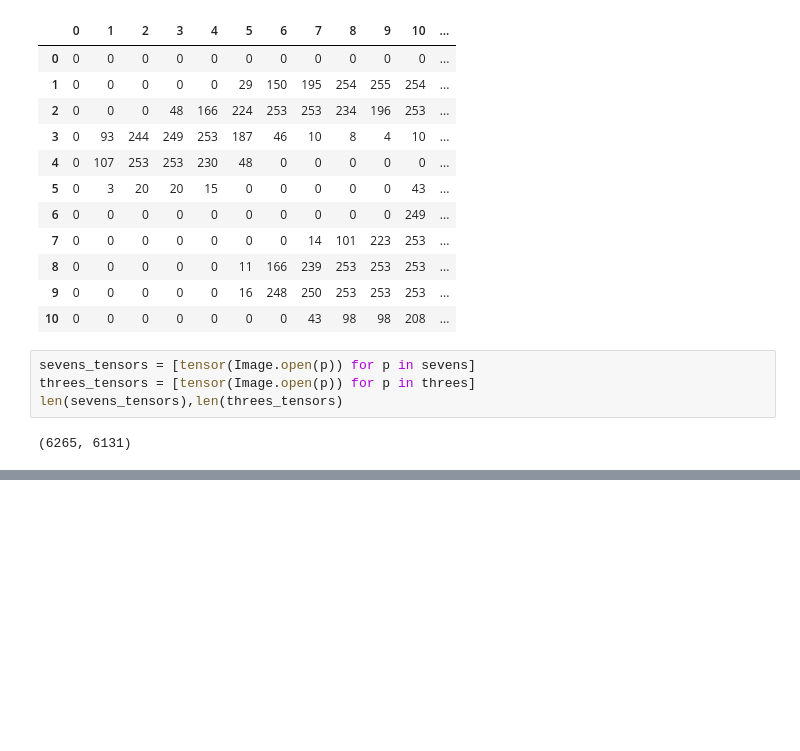
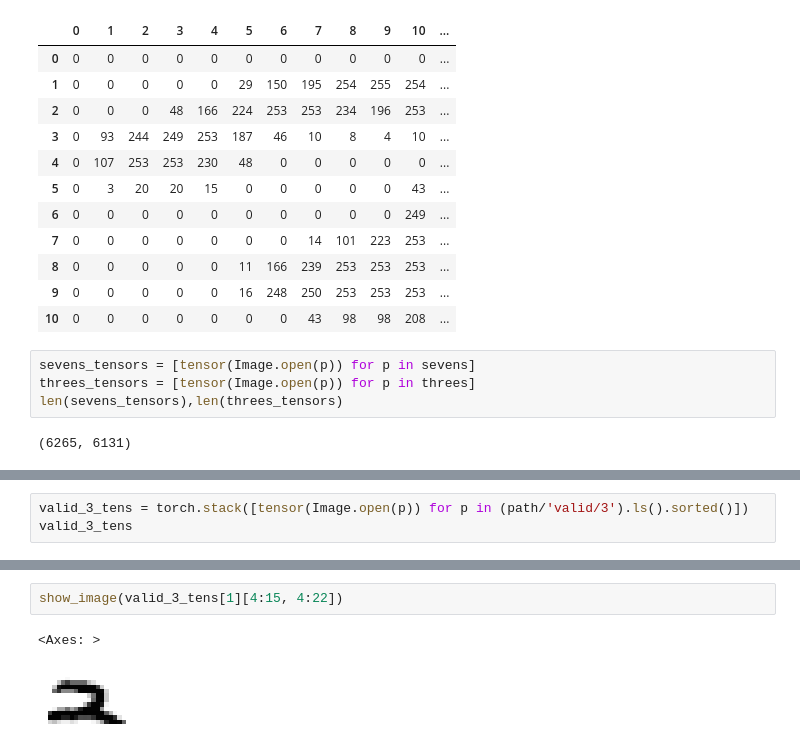
Before and after one commit to CodeWithOz/fastai-deep-learn-coders, a Jupyter notebook: ch_04_mnist.ipynb, the cells around one changed output, grey strips where cells are left out. Saved outputs shown, nothing was run; the diff lists cells and outputs as text; blank space fills up the shorter version.

```diff
--- a/ch_04_mnist.ipynb
+++ b/ch_04_mnist.ipynb
@@ -89,0 +148,3 @@ len(sevens_tensors),len(threes_tensors)
+# %%
+valid_3_tens = torch.stack([tensor(Image.open(p)) for p in (path/'valid/3').ls().sorted()])
+valid_3_tens
@@ -89,0 +169,5 @@ len(sevens_tensors),len(threes_tensors)
+# %%
+show_image(valid_3_tens[1][4:15, 4:22])
+# %% [output]
+<Axes: >
+[figure, added]
```
Also changed, not shown: parts of 24 cells of this notebook.
